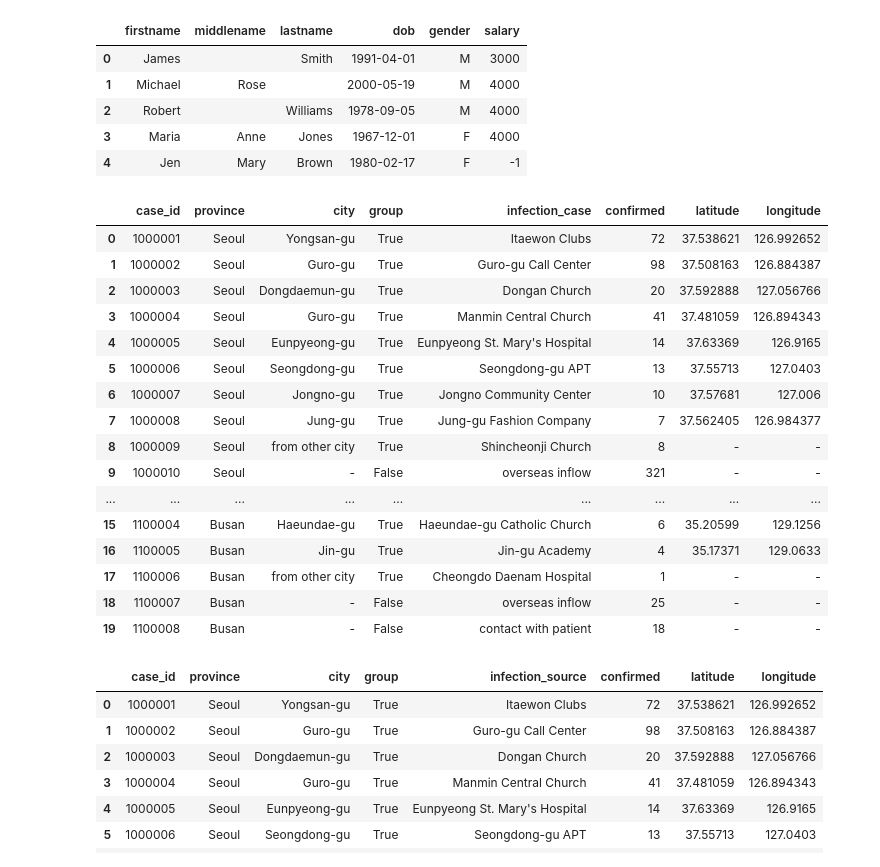
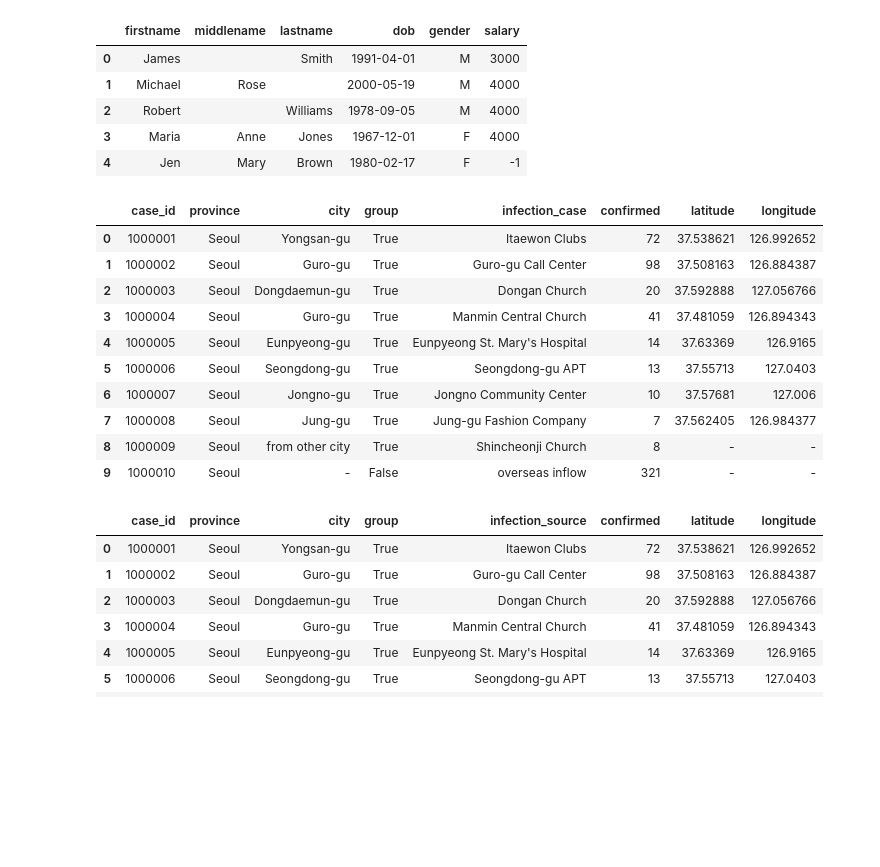
Before and after one commit to KulyashDahiya/DataEngineering, a Jupyter notebook: PysparkLearning/Basics/2_Dataframe.ipynb, the cells around one changed output. Saved outputs shown, nothing was run; the diff lists cells and outputs as text; code cells hidden in the pictures; blank space fills up the shorter version.

```diff
--- a/PysparkLearning/Basics/2_Dataframe.ipynb
+++ b/PysparkLearning/Basics/2_Dataframe.ipynb
@@ -31,26 +31,23 @@ df.limit(10).toPandas()
 # %%
 cases = sc.read.load("/Users/kulyashdahiya/Study/DataEngineering/PysparkLearning/Basics/data/Case.csv", format="csv", sep=",", inferSchema="true", header="true")
 
+regions = sc.read.load("/Users/kulyashdahiya/Study/DataEngineering/PysparkLearning/Basics/data/Region.csv" \
+    , format="csv", sep=",", inferSchema= "true" , header="true")
+
 # cases.show()
-cases.limit(20).toPandas()
+cases.limit(10).toPandas()
 # %% [output]
 |  | case_id | province | city | group | infection_case | confirmed | latitude | longitude |
 | 0 | 1000001 | Seoul | Yongsan-gu | True | Itaewon Clubs | 72 | 37.538621 | 126.992652 |
 | 1 | 1000002 | Seoul | Guro-gu | True | Guro-gu Call Center | 98 | 37.508163 | 126.884387 |
 | 2 | 1000003 | Seoul | Dongdaemun-gu | True | Dongan Church | 20 | 37.592888 | 127.056766 |
 | 3 | 1000004 | Seoul | Guro-gu | True | Manmin Central Church | 41 | 37.481059 | 126.894343 |
 | 4 | 1000005 | Seoul | Eunpyeong-gu | True | Eunpyeong St. Mary's Hospital | 14 | 37.63369 | 126.9165 |
 | 5 | 1000006 | Seoul | Seongdong-gu | True | Seongdong-gu APT | 13 | 37.55713 | 127.0403 |
 | 6 | 1000007 | Seoul | Jongno-gu | True | Jongno Community Center | 10 | 37.57681 | 127.006 |
 | 7 | 1000008 | Seoul | Jung-gu | True | Jung-gu Fashion Company | 7 | 37.562405 | 126.984377 |
 | 8 | 1000009 | Seoul | from other city | True | Shincheonji Church | 8 | - | - |
 | 9 | 1000010 | Seoul | - | False | overseas inflow | 321 | - | - |
-| ... | ... | ... | ... | ... | ... | ... | ... | ... |
-| 15 | 1100004 | Busan | Haeundae-gu | True | Haeundae-gu Catholic Church | 6 | 35.20599 | 129.1256 |
-| 16 | 1100005 | Busan | Jin-gu | True | Jin-gu Academy | 4 | 35.17371 | 129.0633 |
-| 17 | 1100006 | Busan | from other city | True | Cheongdo Daenam Hospital | 1 | - | - |
-| 18 | 1100007 | Busan | - | False | overseas inflow | 25 | - | - |
-| 19 | 1100008 | Busan | - | False | contact with patient | 18 | - | - |
 # %%
 cases = cases.withColumnRenamed("infection_case", "infection_source")
 cases.limit(10).toPandas()
```
Also changed, not shown: parts of 4 cells of this notebook.
